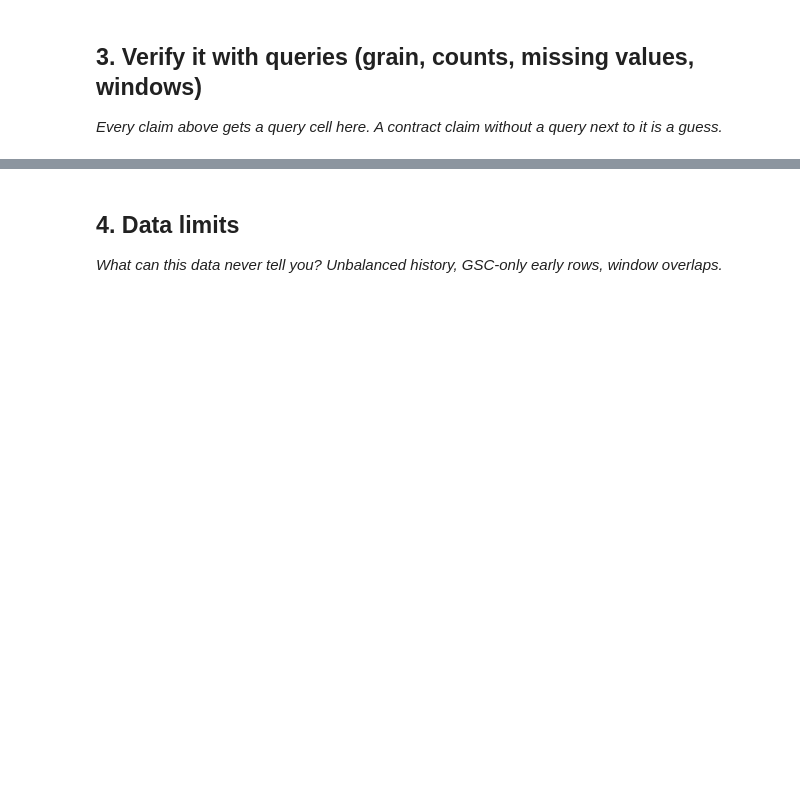
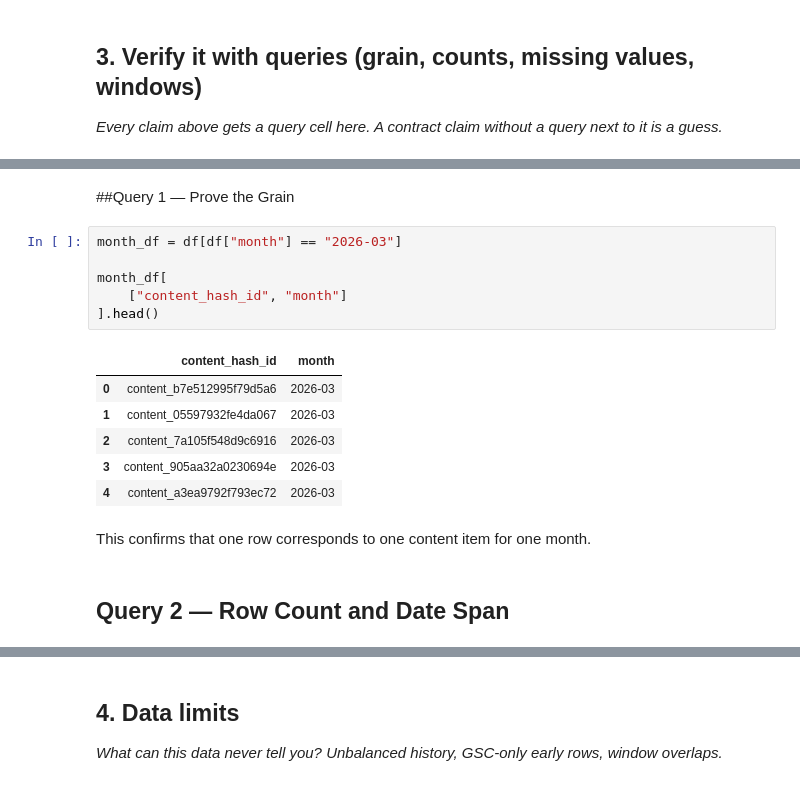
Before and after one commit to Sameer-159/FlyRank, a Jupyter notebook: work/notebooks/w03_data_contract.ipynb, the cells around one changed output, grey strips where cells are left out. Cells and saved outputs as stored; diff of their text form; blank space fills up the shorter version.

```diff
--- a/work/notebooks/w03_data_contract.ipynb
+++ b/work/notebooks/w03_data_contract.ipynb
@@ -20,0 +126,19 @@ This skeleton is yours to fill. Work the sections **in order** — each one has
+# %% [markdown]
+##Query 1 — Prove the Grain
+# %%
+month_df = df[df["month"] == "2026-03"]
+
+month_df[
+    ["content_hash_id", "month"]
+].head()
+# %% [output]
+|  | content_hash_id | month |
+| 0 | content_b7e512995f79d5a6 | 2026-03 |
+| 1 | content_05597932fe4da067 | 2026-03 |
+| 2 | content_7a105f548d9c6916 | 2026-03 |
+| 3 | content_905aa32a0230694e | 2026-03 |
+| 4 | content_a3ea9792f793ec72 | 2026-03 |
+# %% [markdown]
+This confirms that one row corresponds to one content item for one month.
+# %% [markdown]
+## Query 2 — Row Count and Date Span
```
Also changed, not shown: parts of 31 cells of this notebook.
